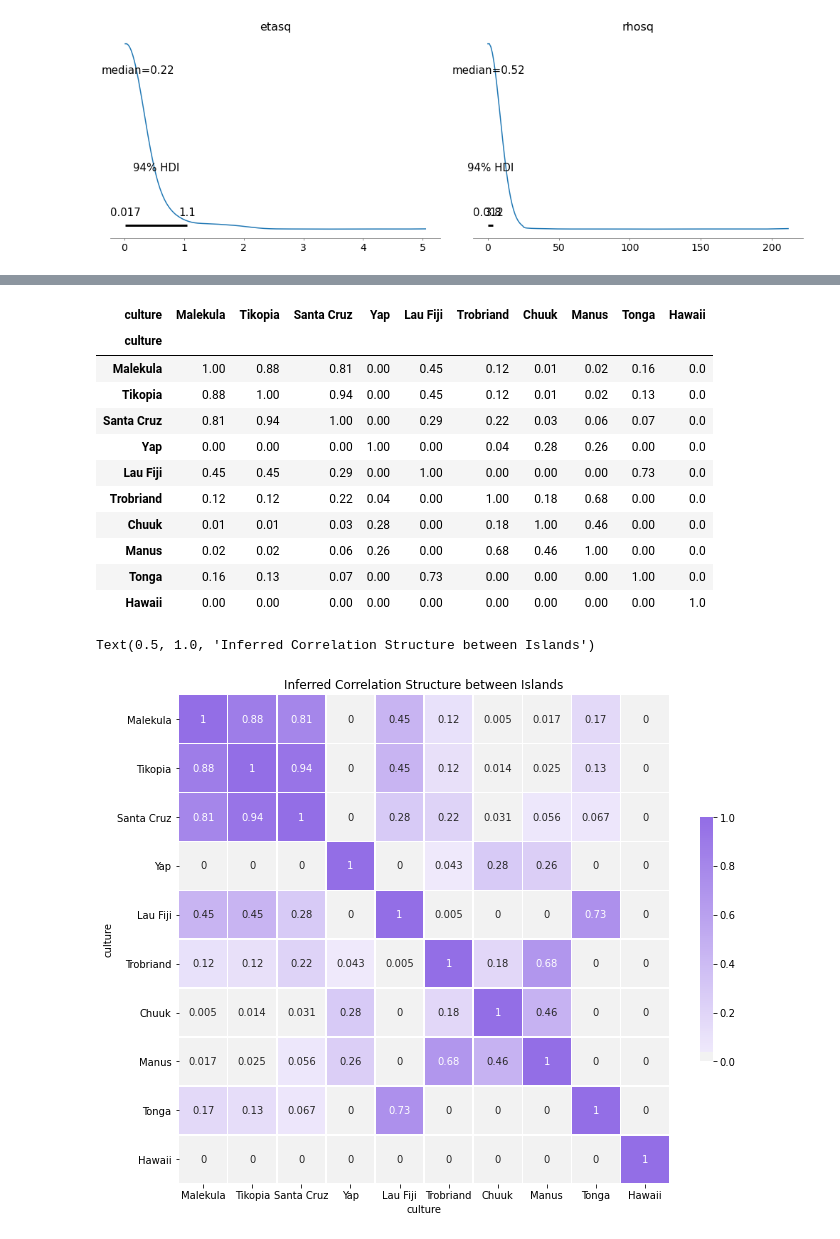
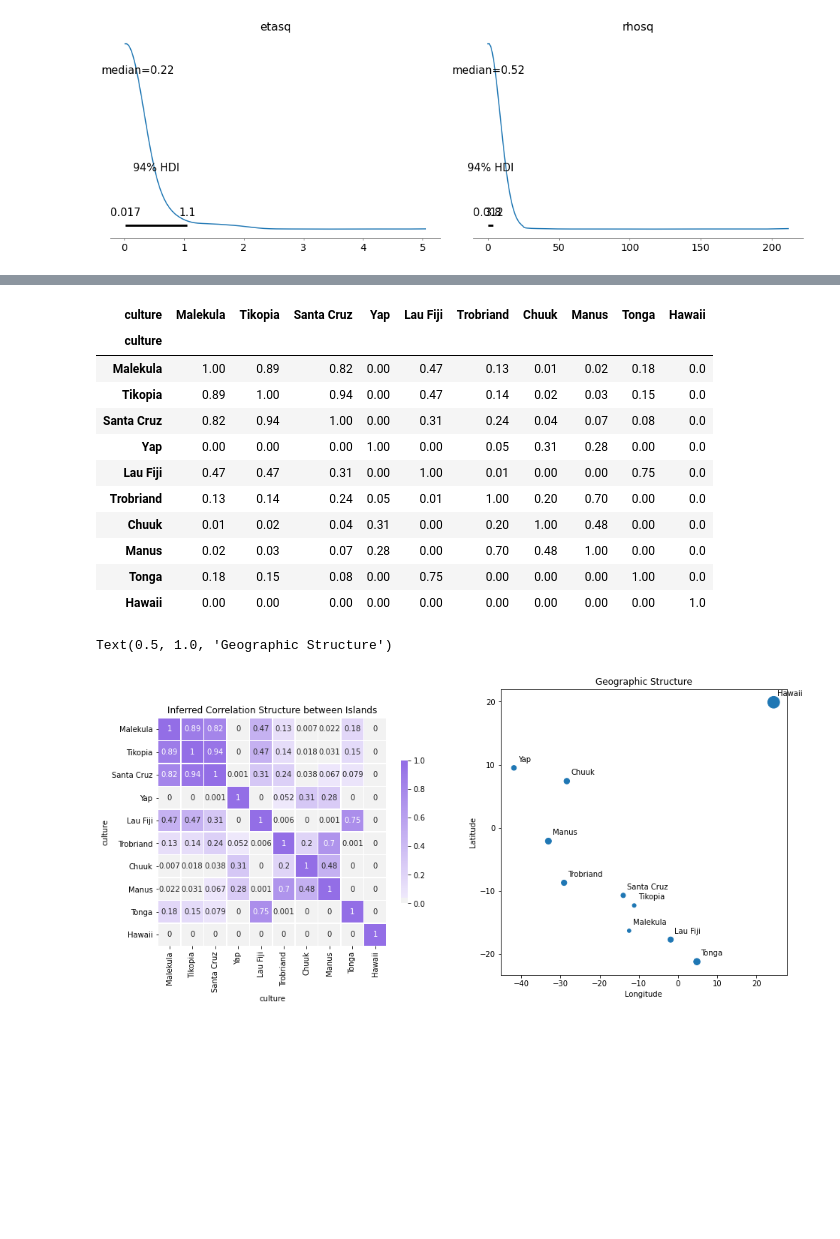
Before and after one commit to NathanielF/old_github_io_site, a Jupyter notebook: notebooks/Correlated Networks.ipynb, the cells around one changed output, grey strips where cells are left out. Cells and saved outputs as stored; diff of their text form; code cells hidden in the pictures; blank space fills up the shorter version.

```diff
--- a/notebooks/Correlated Networks.ipynb
+++ b/notebooks/Correlated Networks.ipynb
@@ -128,18 +128,22 @@ array([[0.01, 0.01, 0.01, 0.01, 0.01, 0.01, 0.01, 0.01, 0.01, 0.01],
        [0.01, 0.01, 0.01, 0.01, 0.01, 0.01, 0.01, 0.01, 0.01, 0.01],
        [0.01, 0.01, 0.01, 0.01, 0.01, 0.01, 0.01, 0.01, 0.01, 0.01]])
 # %%
-with pm.Model() as m_13_7:
-    etasq = pm.HalfCauchy('etasq', 1)
-    rhosq = pm.HalfCauchy('rhosq', 1)
-    Kij = etasq*(tt.exp(-rhosq*Dmatsq)+np.diag([.01]*Nsociety))
+def fit_model(observed):
+    with pm.Model() as gp_model:
+        etasq = pm.HalfCauchy('etasq', 1)
+        rhosq = pm.HalfCauchy('rhosq', 1)
+        Kij = etasq*(tt.exp(-rhosq*Dmatsq)+np.diag([.01]*Nsociety))
 
-    g = pm.MvNormal('g', mu=np.zeros(Nsociety), cov=Kij, shape=Nsociety)
+        g = pm.MvNormal('g', mu=np.zeros(Nsociety), cov=Kij, shape=Nsociety)
 
-    a = pm.Normal('a', 0, 10)
-    bp = pm.Normal('bp', 0, 1)
-    lam = pm.math.exp(a + g[dk.society.values] + bp*dk.logpop)
-    obs = pm.Poisson('total_tools', lam, observed=dk.total_tools)
-    idata = pm.sample(1000, tune=1000, return_inferencedata=True)
+        a = pm.Normal('a', 0, 10)
+        bp = pm.Normal('bp', 0, 1)
+        lam = pm.math.exp(a + g[dk.society.values] + bp*dk.logpop)
+        obs = pm.Poisson('total_tools', lam, observed=observed)
+        idata = pm.sample(1000, tune=1000, return_inferencedata=True)
+    return gp_model, idata
+
+gp_model, idata = fit_model(dk.total_tools)
 # %% [output]
 Auto-assigning NUTS sampler...
 Initializing NUTS using jitter+adapt_diag...
@@ -217,30 +218,38 @@ Rho.round(2)
 # %% [output]
 | culture | Malekula | Tikopia | Santa Cruz | Yap | Lau Fiji | Trobriand | Chuuk | Manus | Tonga | Hawaii |
 | culture |  |  |  |  |  |  |  |  |  |  |
-| Malekula | 1.00 | 0.88 | 0.81 | 0.00 | 0.45 | 0.12 | 0.01 | 0.02 | 0.16 | 0.0 |
-| Tikopia | 0.88 | 1.00 | 0.94 | 0.00 | 0.45 | 0.12 | 0.01 | 0.02 | 0.13 | 0.0 |
-| Santa Cruz | 0.81 | 0.94 | 1.00 | 0.00 | 0.29 | 0.22 | 0.03 | 0.06 | 0.07 | 0.0 |
-| Yap | 0.00 | 0.00 | 0.00 | 1.00 | 0.00 | 0.04 | 0.28 | 0.26 | 0.00 | 0.0 |
-| Lau Fiji | 0.45 | 0.45 | 0.29 | 0.00 | 1.00 | 0.00 | 0.00 | 0.00 | 0.73 | 0.0 |
-| Trobriand | 0.12 | 0.12 | 0.22 | 0.04 | 0.00 | 1.00 | 0.18 | 0.68 | 0.00 | 0.0 |
-| Chuuk | 0.01 | 0.01 | 0.03 | 0.28 | 0.00 | 0.18 | 1.00 | 0.46 | 0.00 | 0.0 |
-| Manus | 0.02 | 0.02 | 0.06 | 0.26 | 0.00 | 0.68 | 0.46 | 1.00 | 0.00 | 0.0 |
-| Tonga | 0.16 | 0.13 | 0.07 | 0.00 | 0.73 | 0.00 | 0.00 | 0.00 | 1.00 | 0.0 |
+| Malekula | 1.00 | 0.89 | 0.82 | 0.00 | 0.47 | 0.13 | 0.01 | 0.02 | 0.18 | 0.0 |
+| Tikopia | 0.89 | 1.00 | 0.94 | 0.00 | 0.47 | 0.14 | 0.02 | 0.03 | 0.15 | 0.0 |
+| Santa Cruz | 0.82 | 0.94 | 1.00 | 0.00 | 0.31 | 0.24 | 0.04 | 0.07 | 0.08 | 0.0 |
+| Yap | 0.00 | 0.00 | 0.00 | 1.00 | 0.00 | 0.05 | 0.31 | 0.28 | 0.00 | 0.0 |
+| Lau Fiji | 0.47 | 0.47 | 0.31 | 0.00 | 1.00 | 0.01 | 0.00 | 0.00 | 0.75 | 0.0 |
+| Trobriand | 0.13 | 0.14 | 0.24 | 0.05 | 0.01 | 1.00 | 0.20 | 0.70 | 0.00 | 0.0 |
+| Chuuk | 0.01 | 0.02 | 0.04 | 0.31 | 0.00 | 0.20 | 1.00 | 0.48 | 0.00 | 0.0 |
+| Manus | 0.02 | 0.03 | 0.07 | 0.28 | 0.00 | 0.70 | 0.48 | 1.00 | 0.00 | 0.0 |
+| Tonga | 0.18 | 0.15 | 0.08 | 0.00 | 0.75 | 0.00 | 0.00 | 0.00 | 1.00 | 0.0 |
 | Hawaii | 0.00 | 0.00 | 0.00 | 0.00 | 0.00 | 0.00 | 0.00 | 0.00 | 0.00 | 1.0 |
 # %%
 corr = Rho.round(3)
 mask = np.triu(np.ones_like(corr, dtype=bool))
 
-# Set up the matplotlib figure
-f, ax = plt.subplots(figsize=(11, 9))
-
 # Generate a custom diverging colormap
 cmap = sns.diverging_palette(150, 275, s=80, l=55, as_cmap=True)
+logpop = np.copy(dk['logpop'].values)
+logpop /= logpop.max()
+psize = np.exp(logpop*5.5)
 
 # Draw the heatmap with the mask and correct aspect ratio
+f,(ax1,ax2) = plt.subplots(1,2, figsize=(15, 7))
 sns.heatmap(corr, cmap=cmap, vmax=1, center=0,
-            square=True, linewidths=.5, cbar_kws={"shrink": .5},  annot=True)
-plt.title("Inferred Correlation Structure between Islands")
+            square=True, linewidths=.5, cbar_kws={"shrink": .5},  annot=True, ax=ax1)
+ax1.set_title("Inferred Correlation Structure between Islands")
+ax2.scatter(dk['lon2'], dk['lat'], psize);
+labels = dk['culture'].values
+for i, itext in enumerate(labels):
+    ax2.text(dk['lon2'][i]+1, dk['lat'][i]+1, itext)
+ax2.set_xlabel("Longitude")
+ax2.set_ylabel("Latitude")
+ax2.set_title("Geographic Structure")
 # %% [output]
-Text(0.5, 1.0, 'Inferred Correlation Structure between Islands')
+Text(0.5, 1.0, 'Geographic Structure')
-[figure, old version]
+[figure, new version]
```
Also changed, not shown: parts of 6 cells of this notebook, 4 other files.
